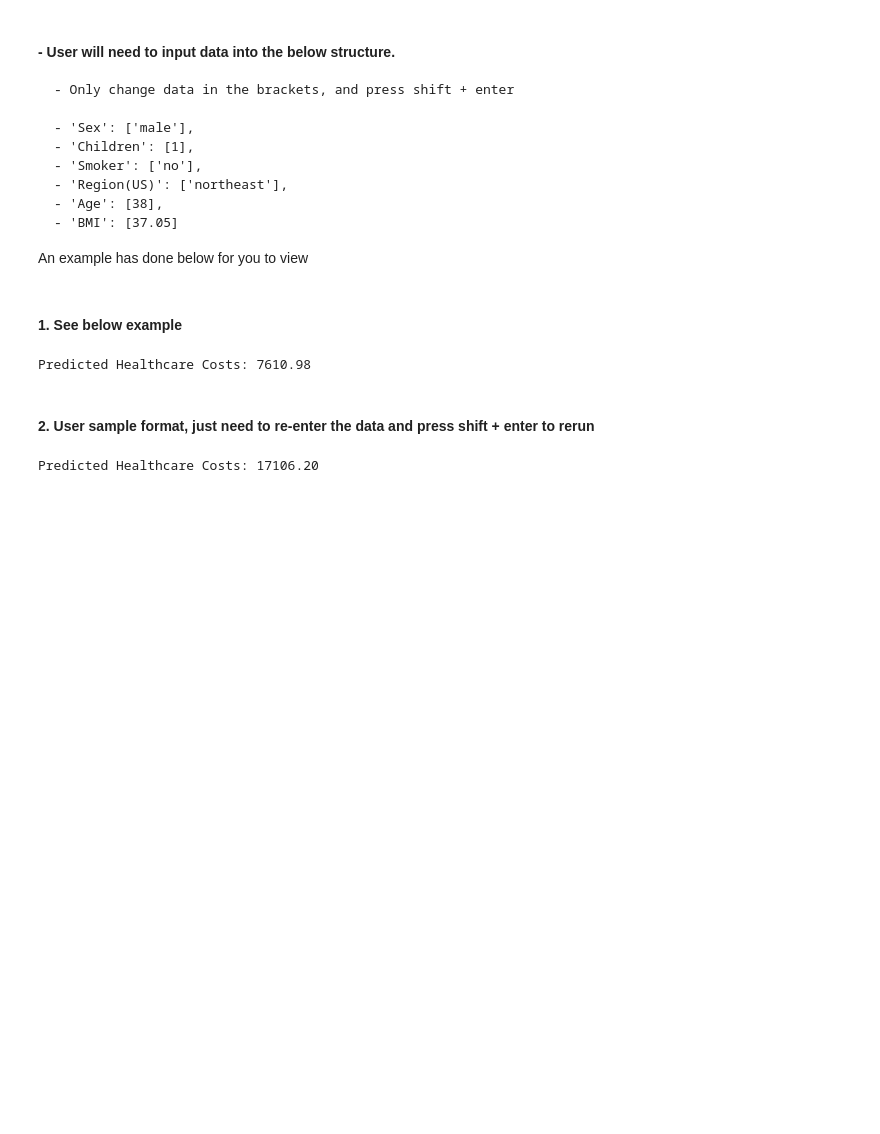
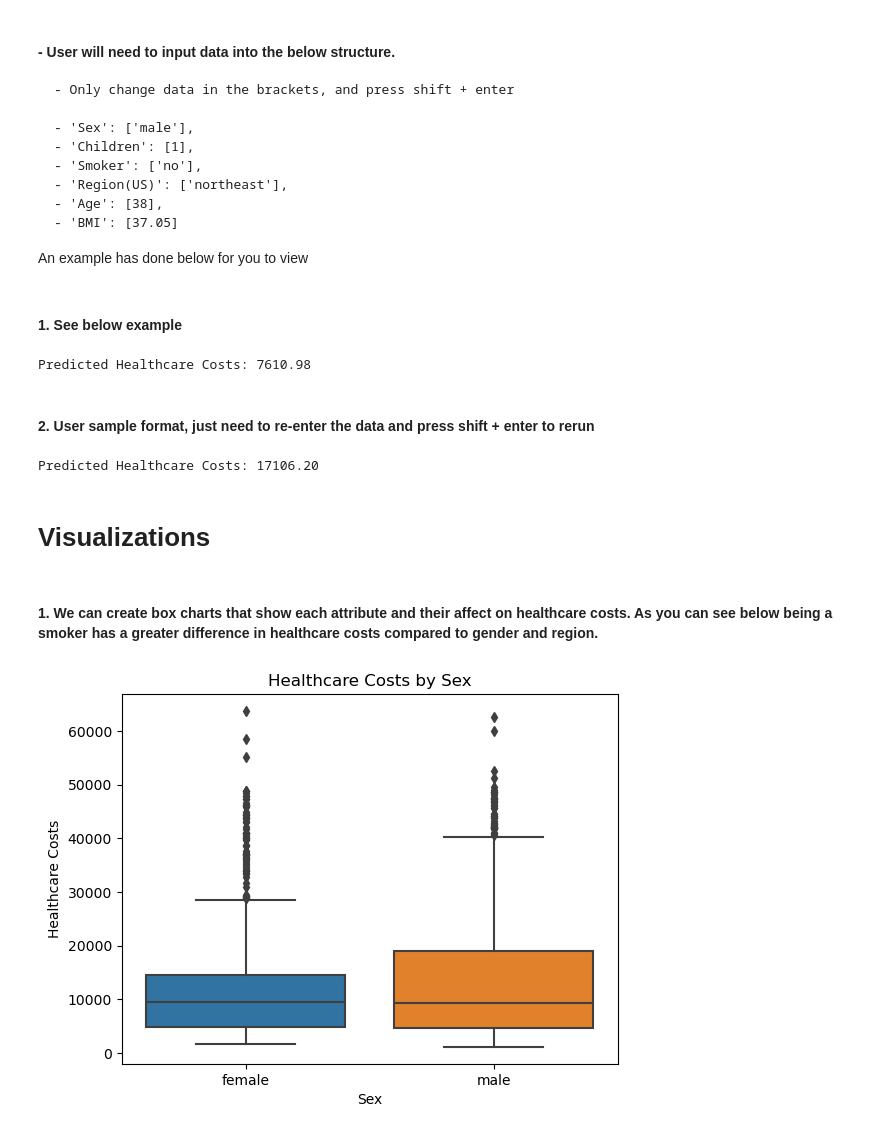
Before and after one commit to jaypowellcs/HealthcarePredictionModel, a Jupyter notebook: HealthCareCostPredictionModel.ipynb, the cells around one changed output. Drawn from its saved outputs; the diff is of its cells as text; code cells hidden in the pictures; blank space fills up the shorter version.

Commit message:
Visualizations

```diff
--- a/HealthCareCostPredictionModel.ipynb
+++ b/HealthCareCostPredictionModel.ipynb
@@ -111,3 +111,13 @@ prediction = model.predict(newUserInput_transformed)
 print(f"Predicted Healthcare Costs: {prediction[0]:.2f}")
 # %% [output]
 Predicted Healthcare Costs: 17106.20
+# %% [markdown]
+# Visualizations
+# %% [markdown]
+#### 1. We can create box charts that show each attribute and their affect on healthcare costs. As you can see below being a smoker has a greater difference in healthcare costs compared to gender and region.
+# %%
+sns.boxplot(data=insurance_data, x='Sex', y='Healthcare Costs')
+plt.title('Healthcare Costs by Sex')
+plt.show()
+# %% [output]
+[figure, added]
```
Also changed, not shown: parts of 7 cells of this notebook, 5 other files.
